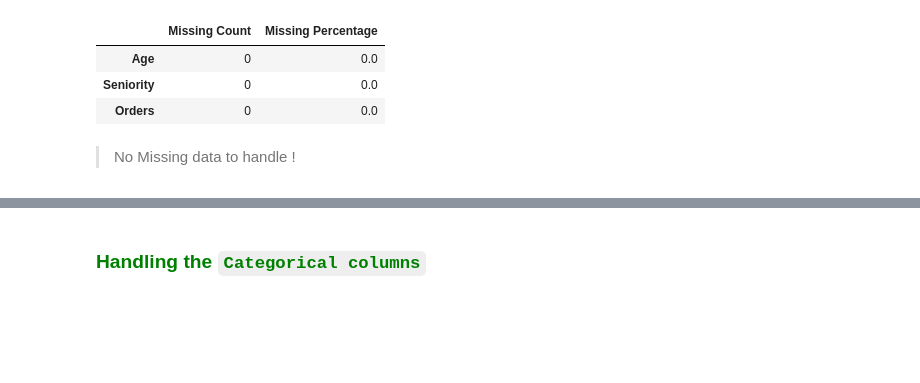
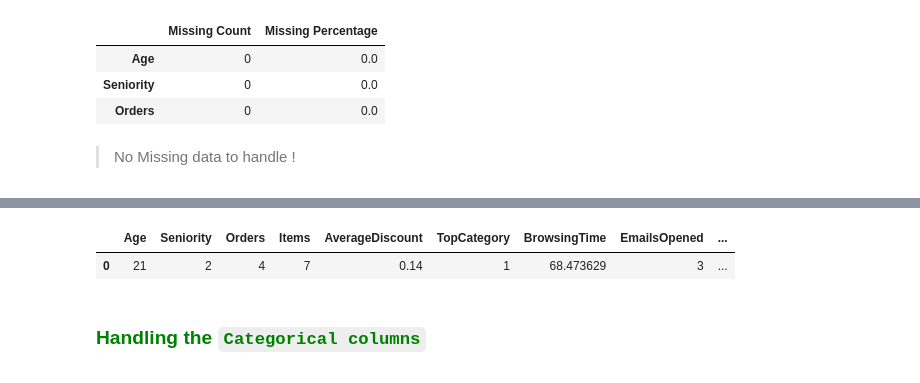
Before and after one commit to labrijisaad/Technical-Test-AXA-Direct-Assurance, a Jupyter notebook: notebooks/TestTechniqueDerive_Sujet.ipynb, the cells around one changed output, grey strips where cells are left out. Drawn from its saved outputs; the diff is of its cells as text; code cells hidden in the pictures; blank space fills up the shorter version.

```diff
--- a/notebooks/TestTechniqueDerive_Sujet.ipynb
+++ b/notebooks/TestTechniqueDerive_Sujet.ipynb
@@ -139,3 +161,8 @@ missing_data.sort_values('Missing Count', ascending=False).head(3)
+# %%
+quarter_0.head(1)
+# %% [output]
+|  | Age | Seniority | Orders | Items | AverageDiscount | TopCategory | BrowsingTime | EmailsOpened | ... |
+| 0 | 21 | 2 | 4 | 7 | 0.14 | 1 | 68.473629 | 3 | ... |
 # %% [markdown]
 ### <p style="text-align:left"><span style="color:green">Handling the `Categorical columns`</span></p>
 # %%
```
Also changed, not shown: parts of 15 cells of this notebook.
